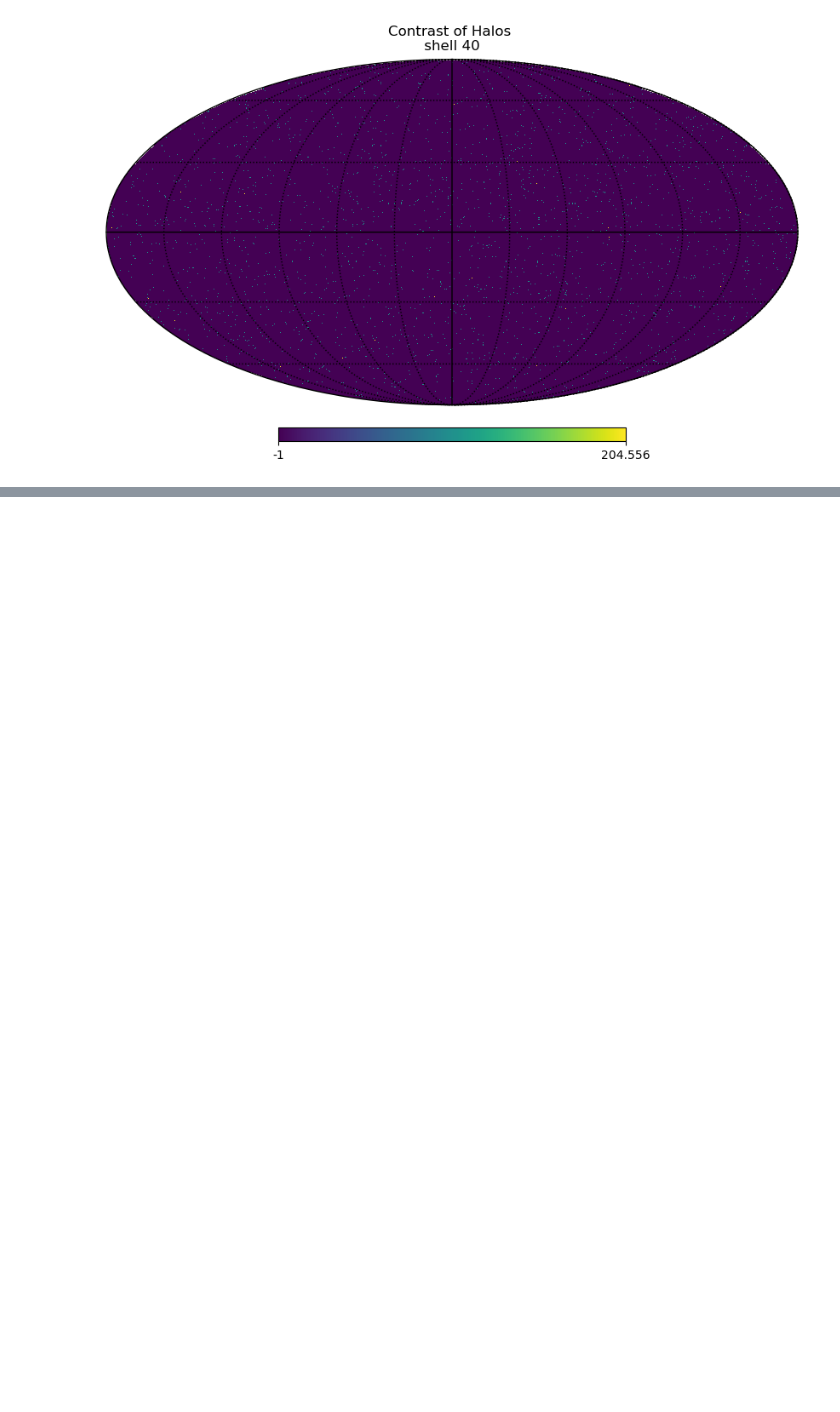
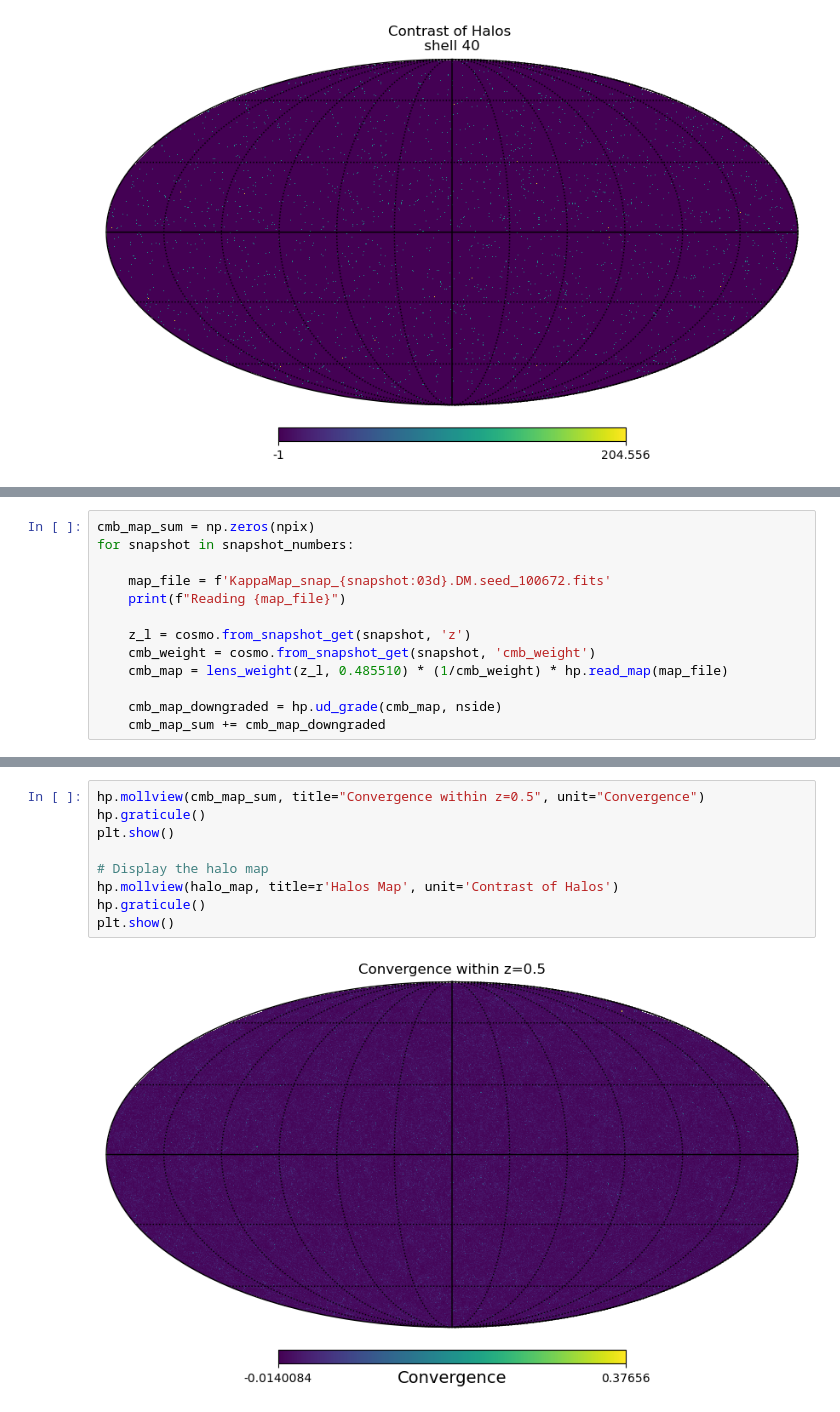
Before and after one commit to matteopicciolini/MasterThesis, a Jupyter notebook: Halos.ipynb, the cells around one changed output, grey strips where cells are left out. Drawn from its saved outputs; the diff is of its cells as text; blank space fills up the shorter version.

```diff
--- a/Halos.ipynb
+++ b/Halos.ipynb
@@ -191,0 +356,13 @@ plt.show()
+# %%
+cmb_map_sum = np.zeros(npix)
+for snapshot in snapshot_numbers:
+
+    map_file = f'KappaMap_snap_{snapshot:03d}.DM.seed_100672.fits'
+    print(f"Reading {map_file}")
+
+    z_l = cosmo.from_snapshot_get(snapshot, 'z')
+    cmb_weight = cosmo.from_snapshot_get(snapshot, 'cmb_weight')
+    cmb_map = lens_weight(z_l, 0.485510) * (1/cmb_weight) * hp.read_map(map_file)
+
+    cmb_map_downgraded = hp.ud_grade(cmb_map, nside)
+    cmb_map_sum += cmb_map_downgraded
@@ -191,0 +385,11 @@ plt.show()
+# %%
+hp.mollview(cmb_map_sum, title="Convergence within z=0.5", unit="Convergence")
+hp.graticule()
+plt.show()
+
+# Display the halo map
+hp.mollview(halo_map, title=r'Halos Map', unit='Contrast of Halos')
+hp.graticule()
+plt.show()
+# %% [output]
+[figure, added]
```
Also changed, not shown: parts of 19 cells of this notebook, 1 other file.
